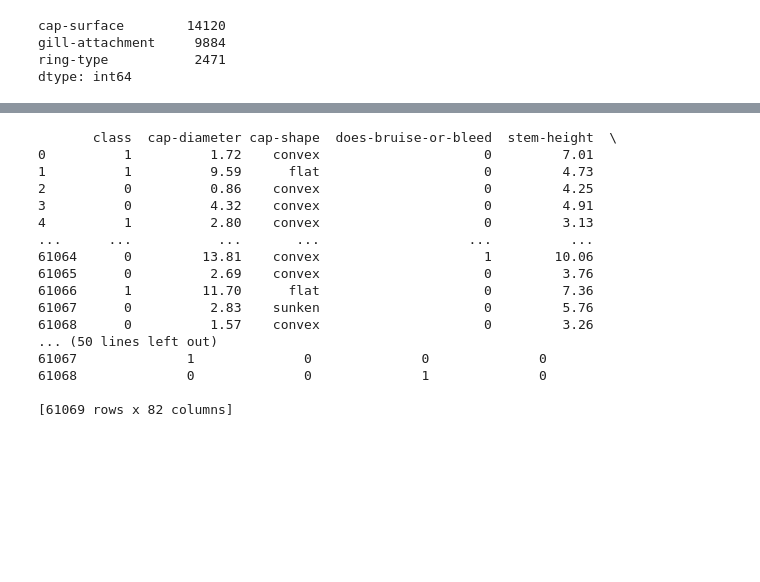
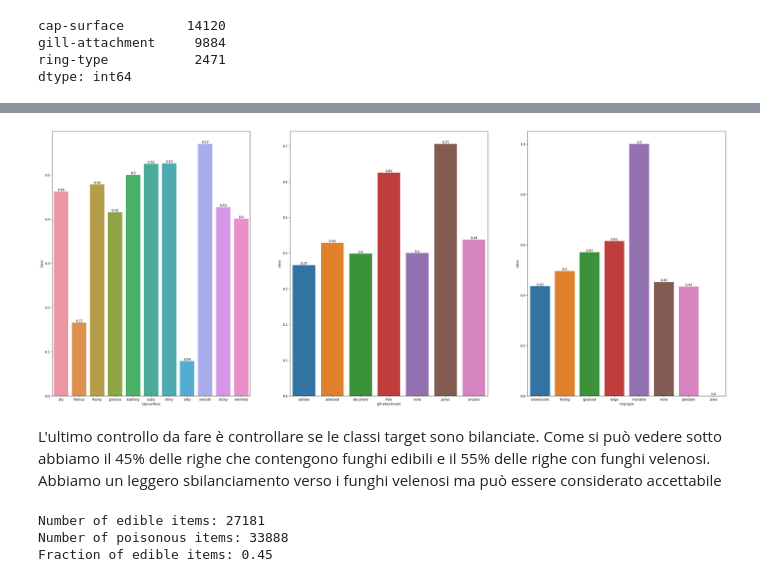
Before and after one commit to Sara-DaCanal/Progetto-ML, a Jupyter notebook: progetto.ipynb, the cells around one changed output, grey strips where cells are left out. Saved outputs shown, nothing was run; the diff lists cells and outputs as text; code cells hidden in the pictures; blank space fills up the shorter version.

```diff
--- a/progetto.ipynb
+++ b/progetto.ipynb
@@ -351,25 +312,34 @@ Name: ring-type, dtype: float64
+# %%
+fig, axes = plt.subplots(1, 3, figsize=(38, 15))
+y = 0
+target = df['class']
+for elem in nan_list:
+  col = df[elem]
+  correlation = df.groupby(col.name)[target.name].mean().reset_index()
+
+
+  sns.barplot(x=col.name, y=target.name, data=correlation, ax=axes[y])
+
+  for i, val in enumerate(correlation[target.name]):
+    axes[y].text(i, val, round(val, 2), horizontalalignment='center', verticalalignment='bottom')
+
+  plt.xlabel(col.name)
+  plt.ylabel(target.name)
+  y+=1
+
+
+# Mostra il grafico
+plt.show()
+# %% [output]
+[figure, added]
+# %% [markdown]
+L'ultimo controllo da fare è controllare se le classi target sono bilanciate. Come si può vedere sotto abbiamo il 45% delle righe che contengono funghi edibili e il 55% delle righe con funghi velenosi. Abbiamo un leggero sbilanciamento verso i funghi velenosi ma può essere considerato accettabile
 # %%
-print('Number of positive items: {0:d}'.format(df[df.columns['class']==1].shape[0]))
-print('Number of negative items: {0:d}'.format(df[df.columns['class']==0].shape[0]))
-print('Fraction of positive items: {0:3.2f}'.format(df[df.Survived==1].shape[0]/df.shape[0]))
+target = df['class']
+print('Number of edible items: {0:d}'.format(df[target==1].shape[0]))
+print('Number of poisonous items: {0:d}'.format(df[target==0].shape[0]))
+print('Fraction of edible items: {0:3.2f}'.format(df[target==1].shape[0]/df.shape[0]))
+# %% [output]
+Number of edible items: 27181
+Number of poisonous items: 33888
+Fraction of edible items: 0.45
-# %%
-df_encoded = pd.get_dummies(df, columns=categorical_cols[1:])
-print(df_encoded)
-# %% [output]
-       class  cap-diameter cap-shape  does-bruise-or-bleed  stem-height  \
-0          1          1.72    convex                     0         7.01
-1          1          9.59      flat                     0         4.73
-2          0          0.86    convex                     0         4.25
-3          0          4.32    convex                     0         4.91
-4          1          2.80    convex                     0         3.13
-...      ...           ...       ...                   ...          ...
-61064      0         13.81    convex                     1        10.06
-61065      0          2.69    convex                     0         3.76
-61066      1         11.70      flat                     0         7.36
-61067      0          2.83    sunken                     0         5.76
-61068      0          1.57    convex                     0         3.26
-... (50 lines left out)
-61067              1              0              0              0
-61068              0              0              1              0
-
-[61069 rows x 82 columns]
```
Also changed, not shown: parts of 16 cells of this notebook.
